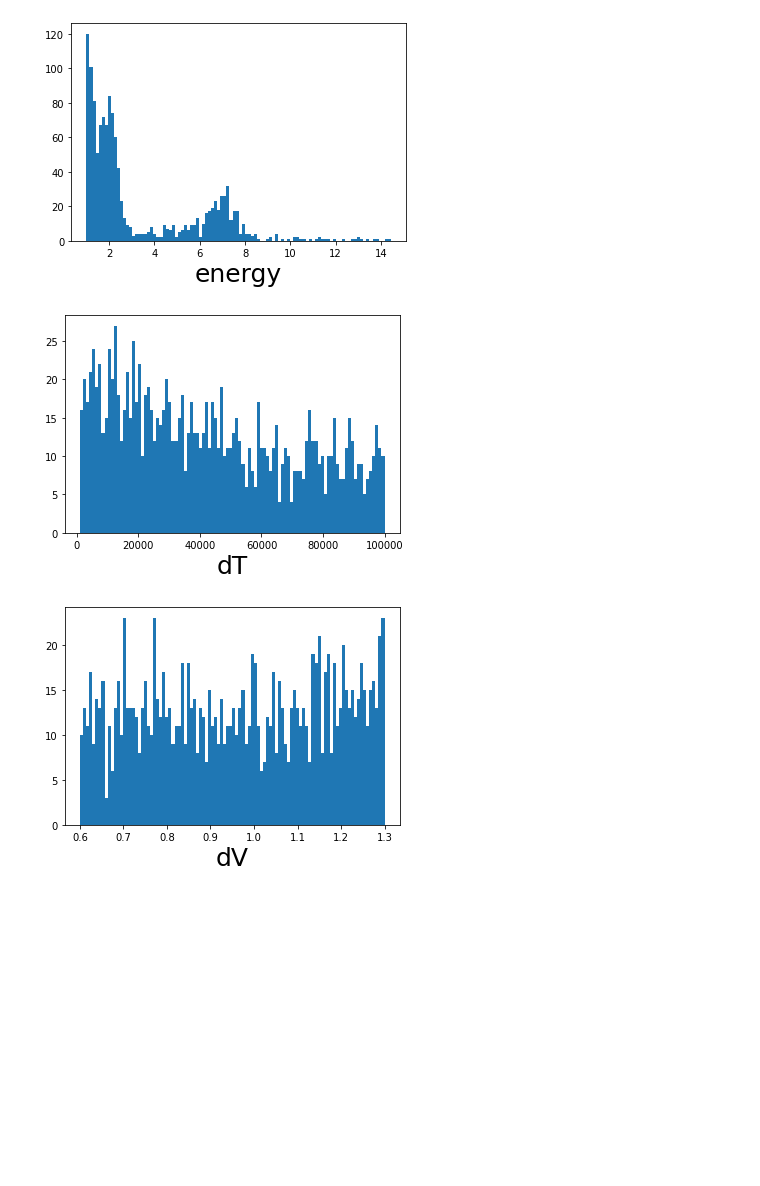
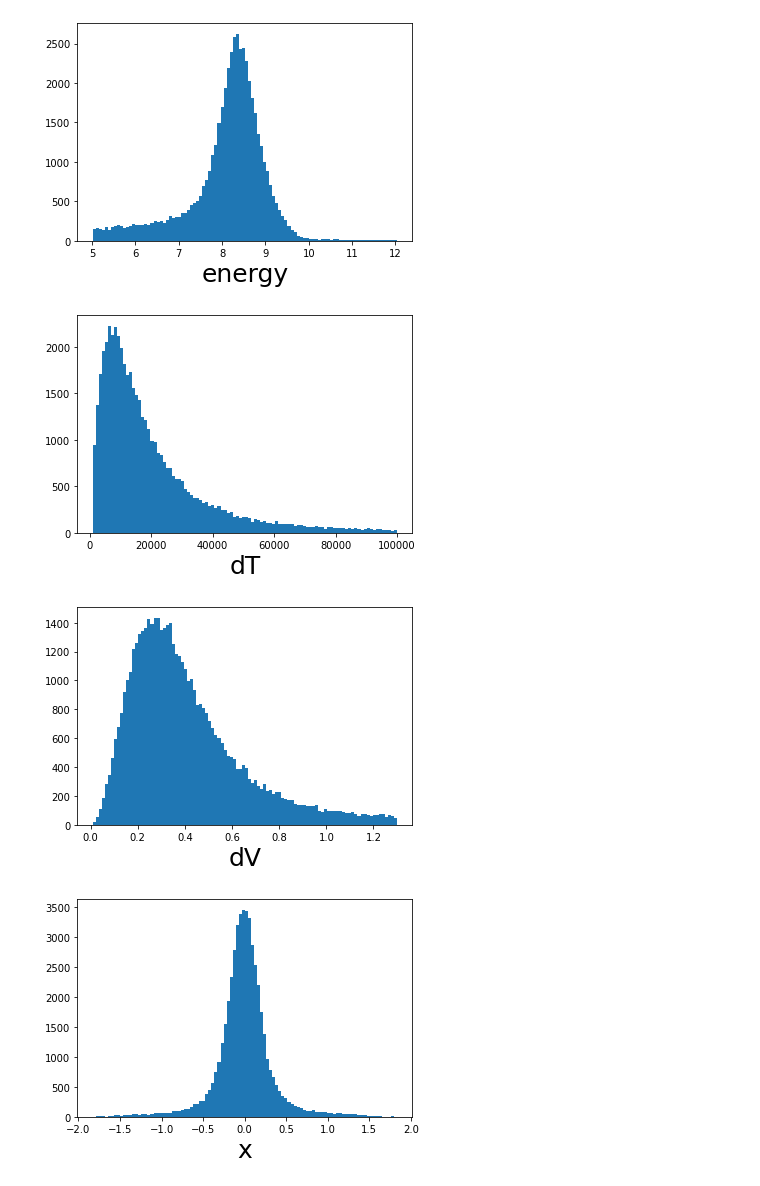
Before and after one commit to chyoo92/JSNS2_vertex, a Jupyter notebook: find_Cf.ipynb, the cells around one changed output. Cells and saved outputs as stored; diff of their text form; code cells hidden in the pictures; blank space fills up the shorter version.

```diff
--- a/find_Cf.ipynb
+++ b/find_Cf.ipynb
@@ -7,7 +7,8 @@ from matplotlib.colors import LogNorm
 import uproot
 from tqdm import tqdm
 # %%
-list_dir = os.listdir("/users/wonsang1995/CWDataDir_ver0_Cf_2021_noOverlapped_vetoQcut_E10to20/v3/comb/FN/")
+list_dir = os.listdir("/users/wonsang1995/CWDataDir_ver0_2021_Cf_1226_delayed/v3/comb/FN/")
+# list_dir = os.listdir("/users/wonsang1995/CWDataDir_ver0_2021_Cf_1226_prompt/v3/comb/FN/")
 # %%
 energy_all=[]
 x_all=[]
@@ -15,11 +16,12 @@ y_all=[]
 z_all=[]
 dT_all = []
 dV_all = []
-Dir = "/users/wonsang1995/CWDataDir_ver0_Cf_2021_3/v3/comb/FN/"
+Dir = "/users/wonsang1995/CWDataDir_ver0_2021_Cf_1226_delayed/v3/comb/FN/"
+# Dir = "/users/wonsang1995/CWDataDir_ver0_2021_Cf_1226_prompt/v3/comb/FN/"
 for filename in tqdm(list_dir):
-    if filename.split('.')[2][3:] != '1521': continue
+#     if filename.split('.')[2][3:] != '1521': continue
     fin = uproot.open(Dir+filename)
-    energy = np.array(fin['comTree']['RecoFlux'])/(5200/8)
+    energy = np.array(fin['comTree']['RecoFlux'])/(4428/8)
     vtx = np.array(fin['comTree']['RecoVertex']).T
     dT = np.array(fin['comTree']['Var1'])
     dV = np.array(fin['comTree']['Var2'])
@@ -42,0 +44,2 @@ cut=(dV_all>.6)
+# %%
+cut = np.abs(z_all)<1.25
@@ -59,19 +83,29 @@ plt.show()
 # %%
 plt.hist(energy_all[cut],bins=100)
-#plt.yscale('log')
 plt.xlabel('energy',fontsize=25)
 plt.show()
 
 plt.hist(dT_all[cut],bins=100)
-#plt.yscale('log')
 plt.xlabel('dT',fontsize=25)
 plt.show()
 
 plt.hist(dV_all[cut],bins=100)
-#plt.yscale('log')
 plt.xlabel('dV',fontsize=25)
 plt.show()
+
+plt.hist(x_all[cut],bins=100)
+plt.xlabel('x',fontsize = 25)
+plt.show()
+
+plt.hist(y_all[cut],bins=100)
+plt.xlabel('y',fontsize = 25)
+plt.show()
+
+plt.hist(z_all[cut],bins=100)
+plt.xlabel('z',fontsize = 25)
+plt.show()
 # %% [output]
-[figure, old version]
+[figure, new version]
-[figure, old version]
+[figure, new version]
-[figure, old version]
+[figure, new version]
+[figure, added]
```
Also changed, not shown: parts of 15 cells of this notebook, 9 other files.
